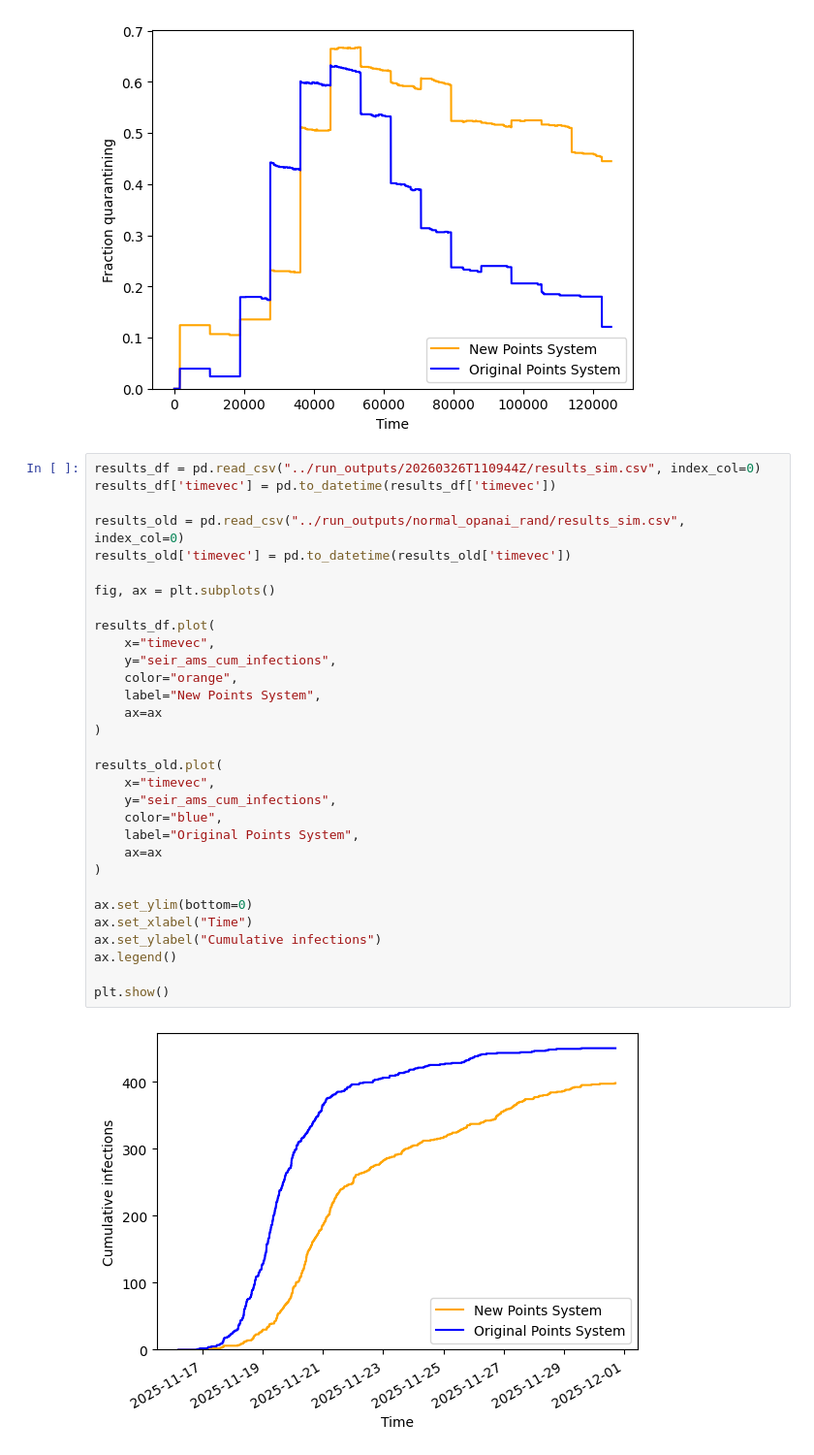
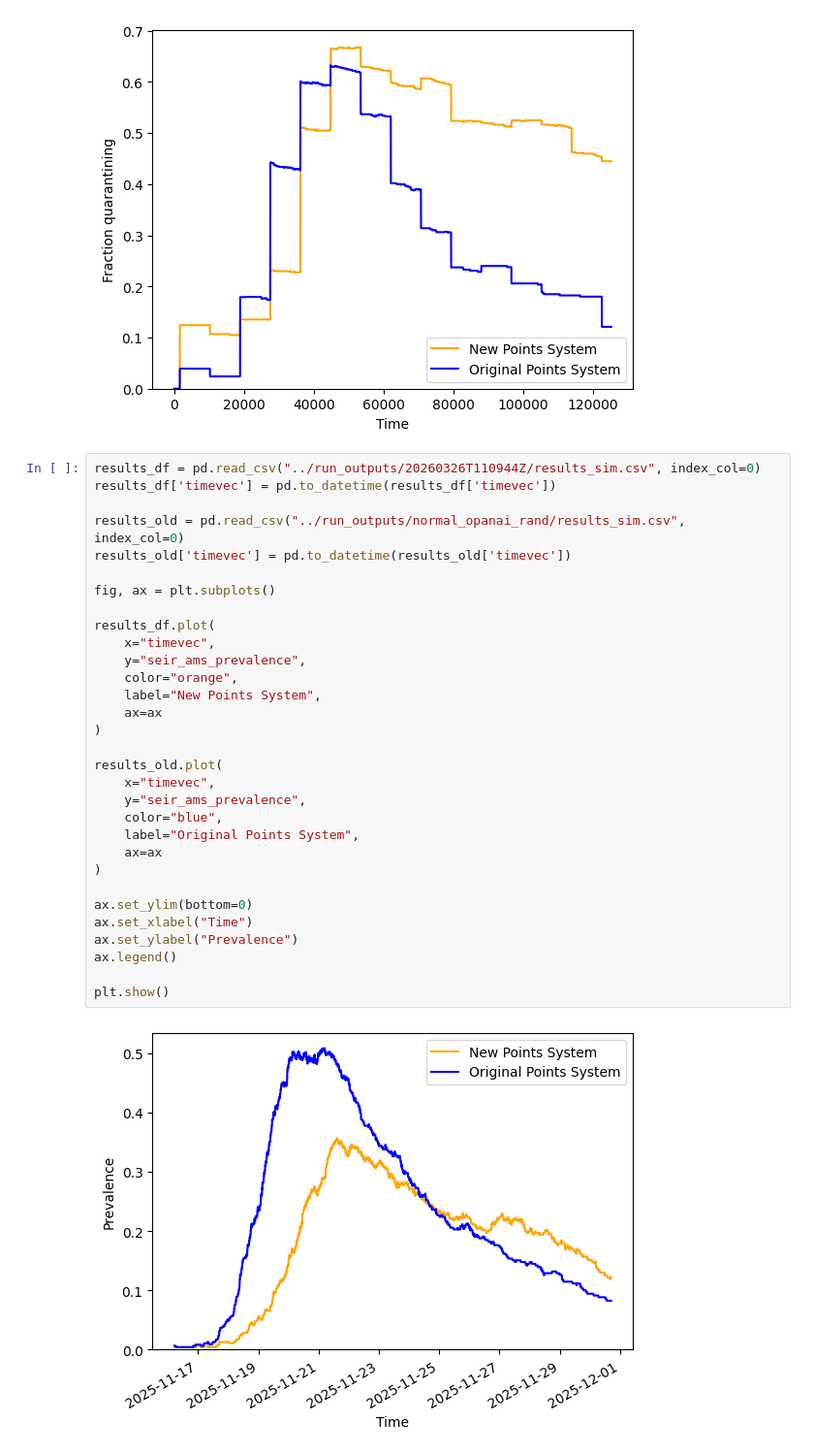
Before and after one commit to pferencz23/starsim, a Jupyter notebook: data_ingestion/game_graphs.ipynb, the cells around one changed output. Shown at 97% size. Cells and saved outputs as stored; diff of their text form.

Commit message:
added an extra graph for paper

```diff
--- a/data_ingestion/game_graphs.ipynb
+++ b/data_ingestion/game_graphs.ipynb
@@ -420,33 +462,33 @@ plt.show()
 # %%
 results_df = pd.read_csv("../run_outputs/20260326T110944Z/results_sim.csv", index_col=0)
 results_df['timevec'] = pd.to_datetime(results_df['timevec'])
 
 results_old = pd.read_csv("../run_outputs/normal_opanai_rand/results_sim.csv", index_col=0)
 results_old['timevec'] = pd.to_datetime(results_old['timevec'])
 
 fig, ax = plt.subplots()
 
 results_df.plot(
     x="timevec",
-    y="seir_ams_cum_infections",
+    y="seir_ams_prevalence",
     color="orange",
     label="New Points System",
     ax=ax
 )
 
 results_old.plot(
     x="timevec",
-    y="seir_ams_cum_infections",
+    y="seir_ams_prevalence",
     color="blue",
     label="Original Points System",
     ax=ax
 )
 
 ax.set_ylim(bottom=0)
 ax.set_xlabel("Time")
-ax.set_ylabel("Cumulative infections")
+ax.set_ylabel("Prevalence")
 ax.legend()
 
 plt.show()
 # %% [output]
-[figure, old version]
+[figure, new version]
```
Also changed, not shown: parts of 13 cells of this notebook.
